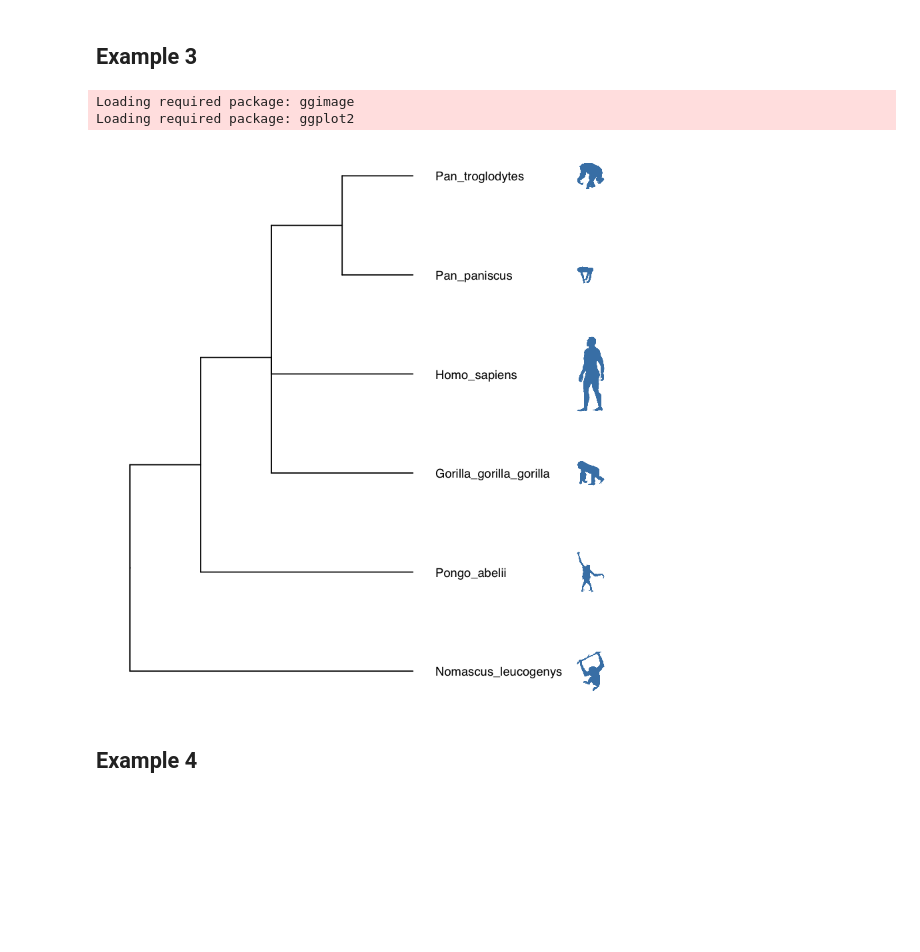
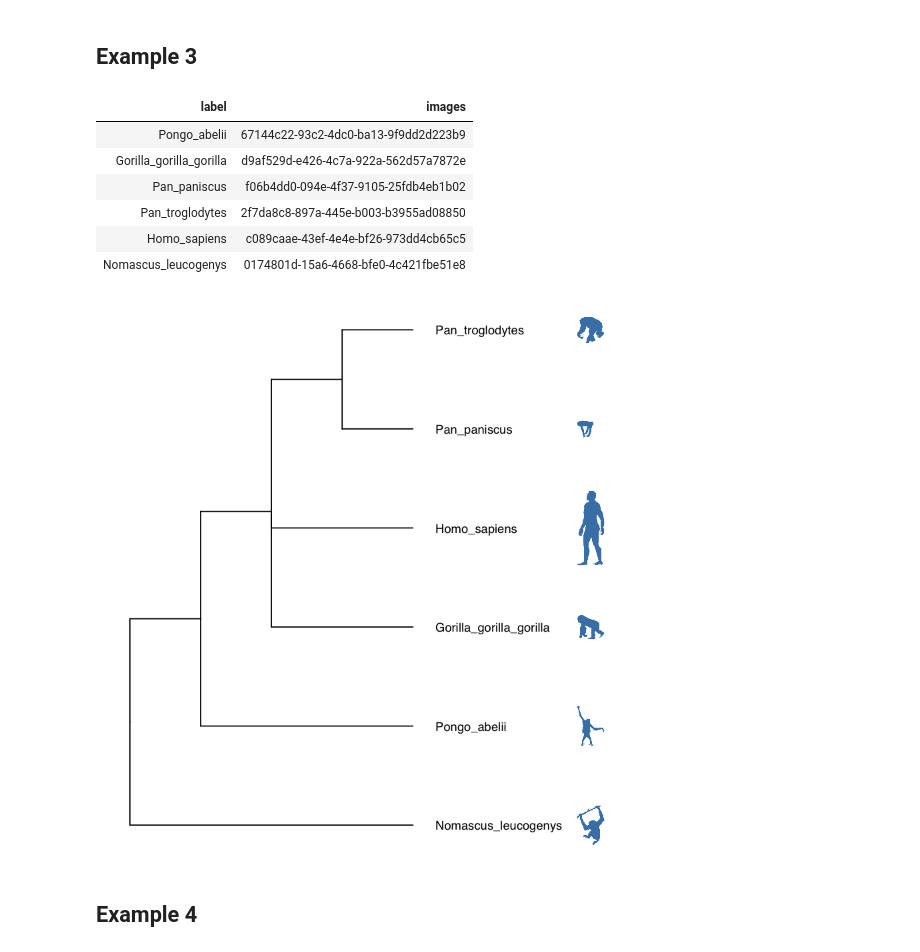
Before and after one commit to DessimozLab/OmaDB, a Jupyter notebook: manuscript_examples.ipynb, the cells around one changed output. Cells and saved outputs as stored; diff of their text form; code cells hidden in the pictures; blank space fills up the shorter version.

```diff
--- a/manuscript_examples.ipynb
+++ b/manuscript_examples.ipynb
@@ -110,22 +135,28 @@ labels <- tree$tip.label
 # %%
-
+library(rphylopic)
+labels <- tree$tip.label
 labelsFormatted = sapply(labels, FUN = function(x) gsub("_", " ", x, fixed = TRUE))
 
-library(rphylopic)
+ids = sapply(labelsFormatted, FUN = function(x) name_search(x)$canonicalName[1,1])
+images = sapply(as.character(ids), FUN = function(x) tryCatch(name_images(x)$same[[1]]$uid,
+                                                              error = function(w) name_images(x)$supertaxa[[1]]$uid))
 
-ids = sapply(labelsFormatted, FUN = function(x) name_search(x)$canonicalName[1,1])
+d <- data.frame(label = labels, images = as.character(images))
+d
+# %% [output]
+| label | images |
+| Pongo_abelii | 67144c22-93c2-4dc0-ba13-9f9dd2d223b9 |
+| Gorilla_gorilla_gorilla | d9af529d-e426-4c7a-922a-562d57a7872e |
+| Pan_paniscus | f06b4dd0-094e-4f37-9105-25fdb4eb1b02 |
+| Pan_troglodytes | 2f7da8c8-897a-445e-b003-b3955ad08850 |
+| Homo_sapiens | c089caae-43ef-4e4e-bf26-973dd4cb65c5 |
+| Nomascus_leucogenys | 0174801d-15a6-4668-bfe0-4c421fbe51e8 |
 # %%
-images = sapply(as.character(ids), FUN = function(x) tryCatch(name_images(x)$same[[1]]$uid, error = function(w) name_images(x)$supertaxa[[1]]$uid))
-
-d <- data.frame(label = labels, images = as.character(images))
-
 library(dplyr)
 library(ggimage)
 
 mytree %<+% d + geom_tiplab(aes(image=images), geom="phylopic", offset = 2.3, color='steelblue') + geom_tiplab(offset = 0.3) + ggplot2::xlim(0, 7)
 # %% [output]
-Loading required package: ggimage
-Loading required package: ggplot2
 [figure]
 # %% [markdown]
 ## Example 4
```
Also changed, not shown: parts of 11 cells of this notebook.
